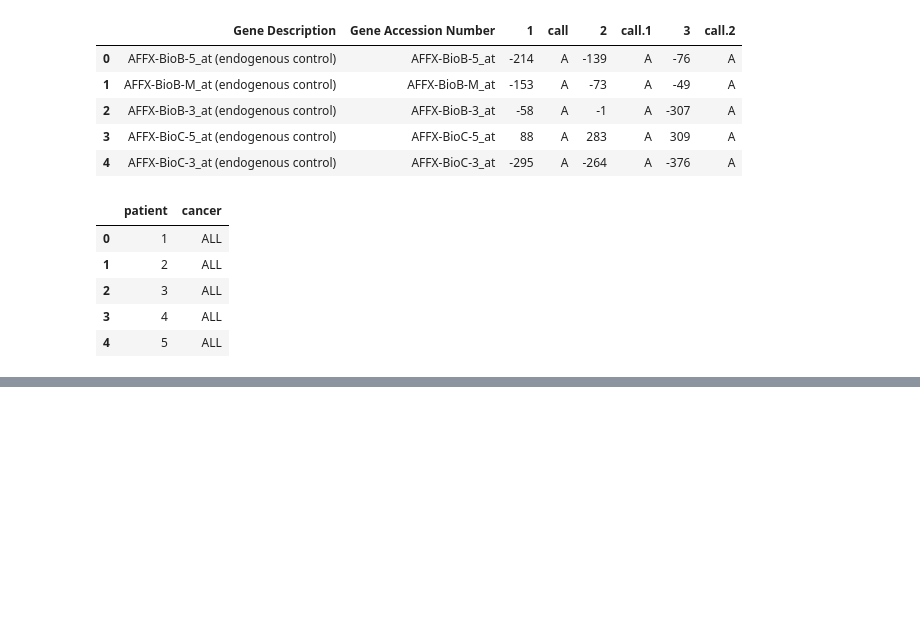
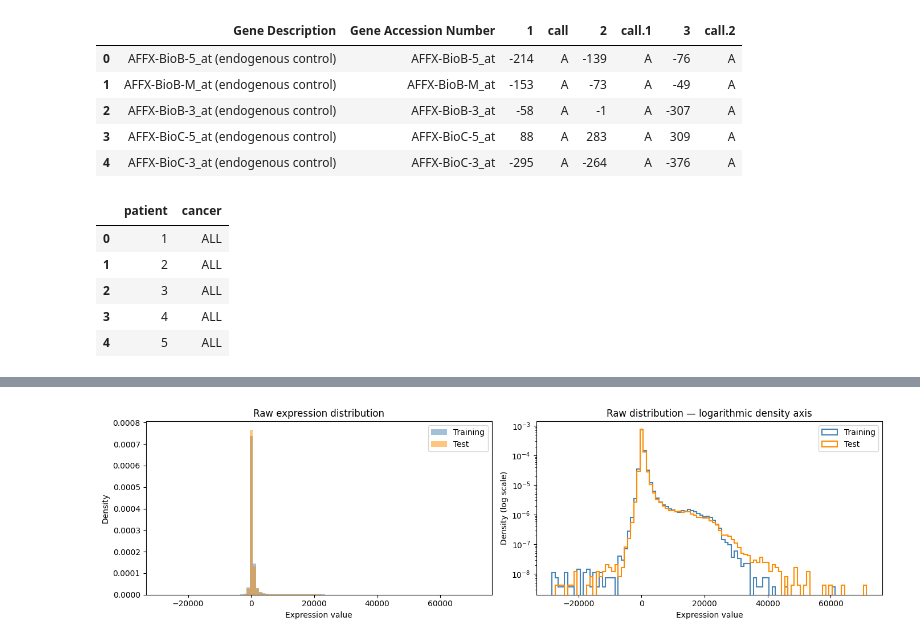
Before and after one commit to feyzatesoglu/all-aml-gene-expression-classification, a Jupyter notebook: notebooks/01_data_exploration.ipynb, the cells around one changed output, grey strips where cells are left out. Cells and saved outputs as stored; diff of their text form; code cells hidden in the pictures; blank space fills up the shorter version.

Commit message:
feat: add data validation, exploratory plots, log transformation, PCA and t-SNE

```diff
--- a/notebooks/01_data_exploration.ipynb
+++ b/notebooks/01_data_exploration.ipynb
@@ -80,0 +254,59 @@ Etiket tablosu: (72, 2)
+# %%
+import matplotlib.pyplot as plt
+
+train_values = X_train.to_numpy(dtype=float).ravel()
+test_values = X_test.to_numpy(dtype=float).ravel()
+
+# İki veri setini aynı histogram aralıklarıyla karşılaştır.
+bins = np.linspace(
+    min(train_values.min(), test_values.min()),
+    max(train_values.max(), test_values.max()),
+    101
+)
+
+fig, axes = plt.subplots(1, 2, figsize=(14, 4))
+
+for values, label, color in [
+    (train_values, "Training", "steelblue"),
+    (test_values, "Test", "darkorange")
+]:
+    axes[0].hist(
+        values,
+        bins=bins,
+        density=True,
+        alpha=0.5,
+        label=label,
+        color=color
+    )
+
+axes[0].set_title("Raw expression distribution")
+axes[0].set_xlabel("Expression value")
+axes[0].set_ylabel("Density")
+axes[0].legend()
+
+# Kuyrukları görünür kılmak için aynı dağılımı
+# logaritmik Y ekseniyle de göster.
+for values, label, color in [
+    (train_values, "Training", "steelblue"),
+    (test_values, "Test", "darkorange")
+]:
+    axes[1].hist(
+        values,
+        bins=bins,
+        density=True,
+        histtype="step",
+        linewidth=1.5,
+        label=label,
+        color=color
+    )
+
+axes[1].set_yscale("log")
+axes[1].set_title("Raw distribution — logarithmic density axis")
+axes[1].set_xlabel("Expression value")
+axes[1].set_ylabel("Density (log scale)")
+axes[1].legend()
+
+plt.tight_layout()
+plt.show()
+# %% [output]
+[figure, added]
```
Also changed, not shown: parts of 9 cells of this notebook.
